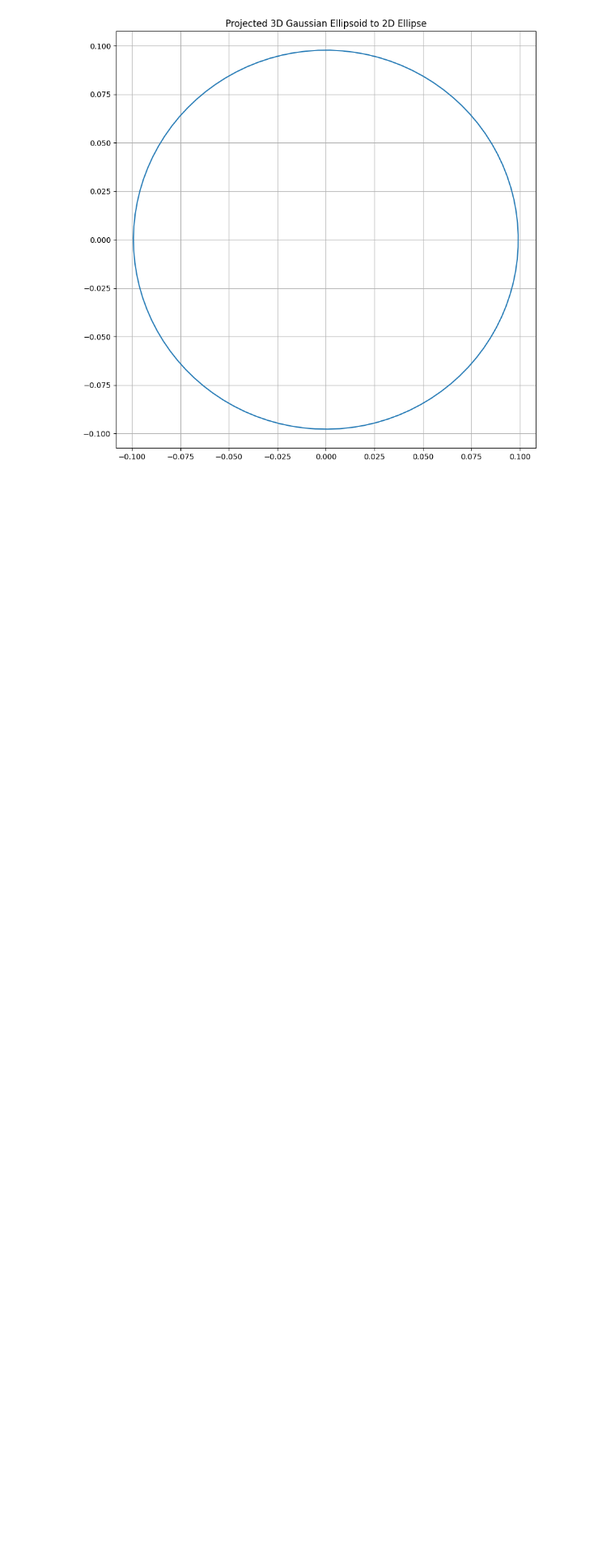
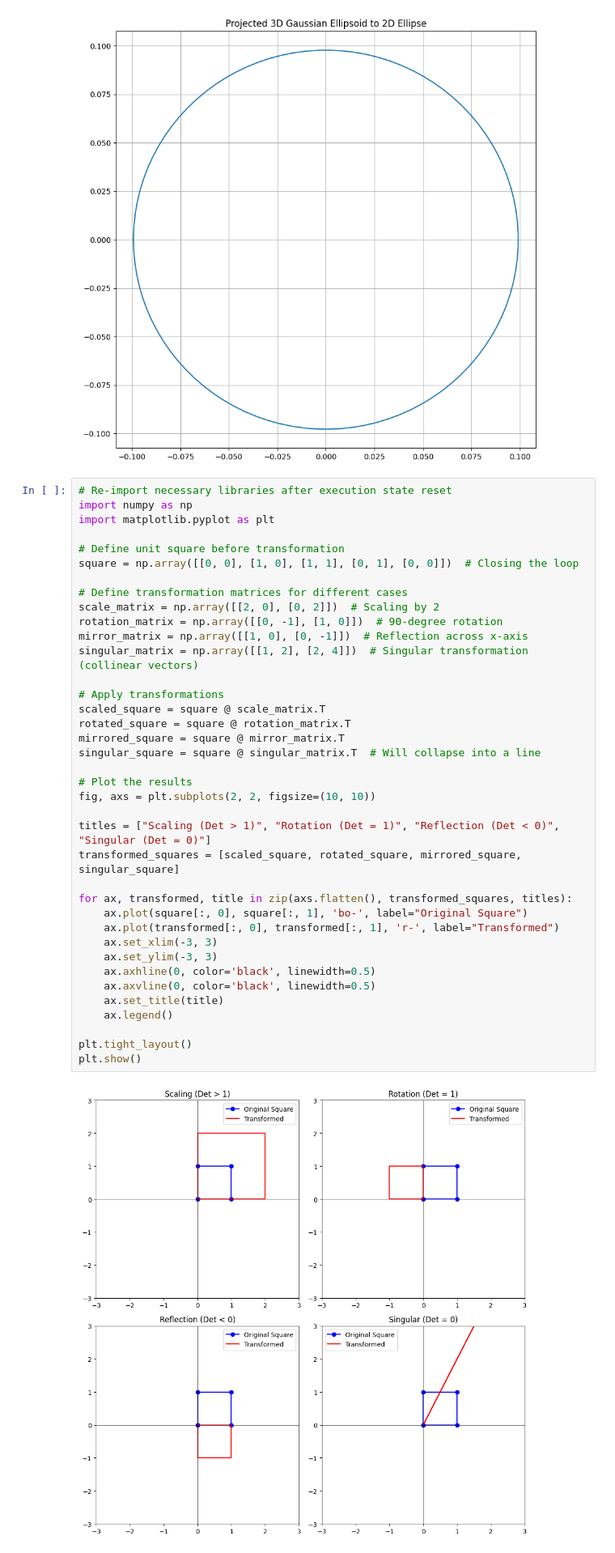
Before and after one commit to pure-water/462deferred, a Jupyter notebook: GPUvsTPU.ipynb, the cells around one changed output. Shown: that part at 81% size. Saved outputs shown, nothing was run; the diff lists cells and outputs as text; blank space fills up the shorter version.

```diff
--- a/GPUvsTPU.ipynb
+++ b/GPUvsTPU.ipynb
@@ -351,3 +351,43 @@ if __name__ == "__main__":
 Projected Ellipse Center: [-2.36511645e-07  2.95639556e-08]
 Major axis: 0.09922842322348467, Minor axis: 0.09772210684559852, Angle: 179.59559522534238 degrees
 [figure]
+# %%
+# Re-import necessary libraries after execution state reset
+import numpy as np
+import matplotlib.pyplot as plt
+
+# Define unit square before transformation
+square = np.array([[0, 0], [1, 0], [1, 1], [0, 1], [0, 0]])  # Closing the loop
+
+# Define transformation matrices for different cases
+scale_matrix = np.array([[2, 0], [0, 2]])  # Scaling by 2
+rotation_matrix = np.array([[0, -1], [1, 0]])  # 90-degree rotation
+mirror_matrix = np.array([[1, 0], [0, -1]])  # Reflection across x-axis
+singular_matrix = np.array([[1, 2], [2, 4]])  # Singular transformation (collinear vectors)
+
+# Apply transformations
+scaled_square = square @ scale_matrix.T
+rotated_square = square @ rotation_matrix.T
+mirrored_square = square @ mirror_matrix.T
+singular_square = square @ singular_matrix.T  # Will collapse into a line
+
+# Plot the results
+fig, axs = plt.subplots(2, 2, figsize=(10, 10))
+
+titles = ["Scaling (Det > 1)", "Rotation (Det = 1)", "Reflection (Det < 0)", "Singular (Det = 0)"]
+transformed_squares = [scaled_square, rotated_square, mirrored_square, singular_square]
+
+for ax, transformed, title in zip(axs.flatten(), transformed_squares, titles):
+    ax.plot(square[:, 0], square[:, 1], 'bo-', label="Original Square")
+    ax.plot(transformed[:, 0], transformed[:, 1], 'r-', label="Transformed")
+    ax.set_xlim(-3, 3)
+    ax.set_ylim(-3, 3)
+    ax.axhline(0, color='black', linewidth=0.5)
+    ax.axvline(0, color='black', linewidth=0.5)
+    ax.set_title(title)
+    ax.legend()
+
+plt.tight_layout()
+plt.show()
+# %% [output]
+[figure, added]
```
Also changed, not shown: parts of 1 cell of this notebook.
